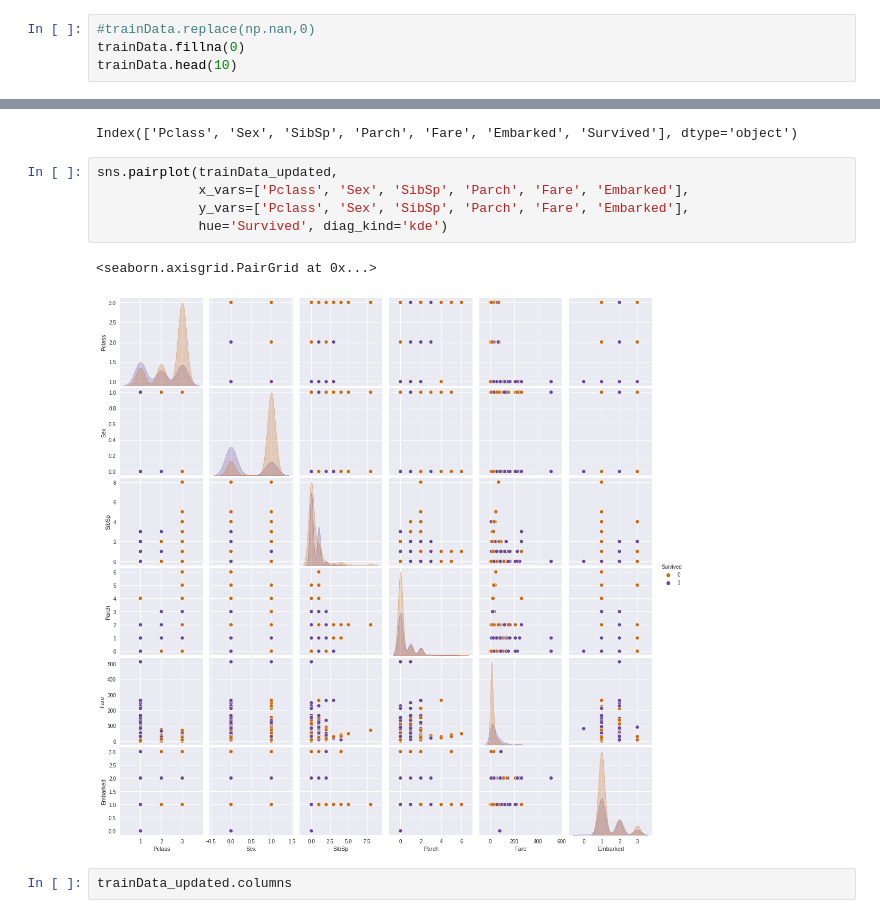
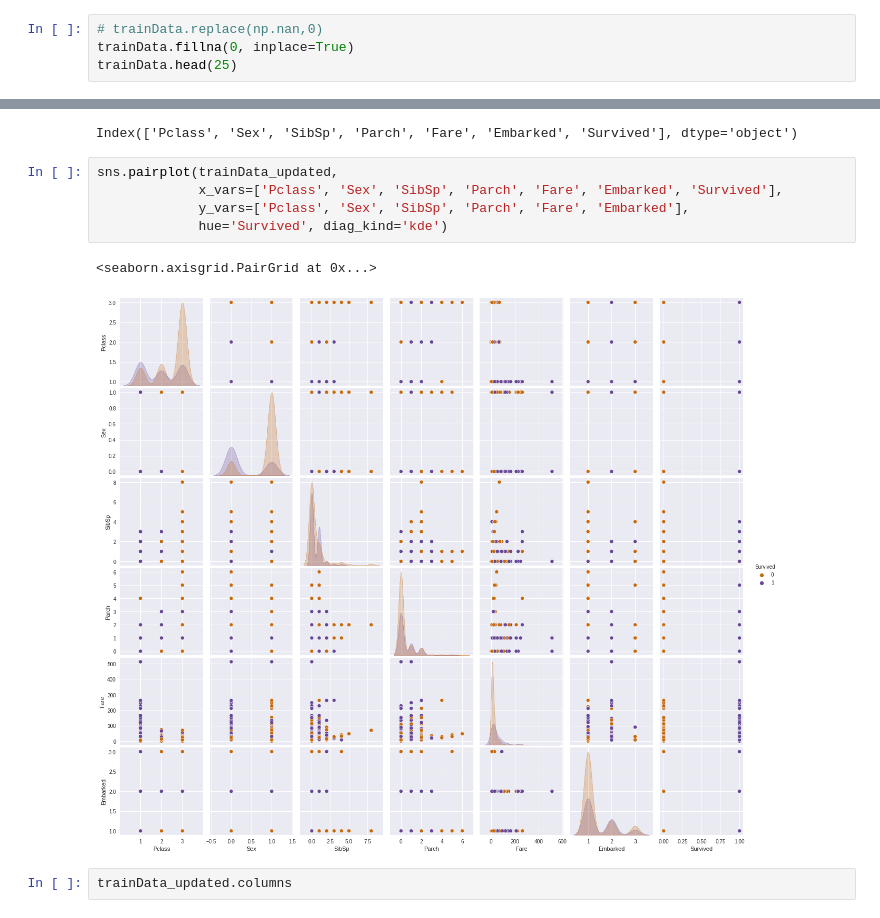
Before and after one commit to shivanishimpi/MLnow_2.0, a Jupyter notebook: LogisticRegression/4a_Binary.ipynb, the cells around one changed output, grey strips where cells are left out. Saved outputs shown, nothing was run; the diff lists cells and outputs as text.

```diff
--- a/LogisticRegression/4a_Binary.ipynb
+++ b/LogisticRegression/4a_Binary.ipynb
@@ -72,9 +70,9 @@ trainData.head(20)
 | 18 | 19 | 0 | 3 | Vander Planke, Mrs. Julius (Emeli... | female | 31.0 | 1 | 0 | 345763 | 18.0000 | ... |
 | 19 | 20 | 1 | 3 | Masselmani, Mrs. Fatima | female | NaN | 0 | 0 | 2649 | 7.2250 | ... |
 # %%
-#trainData.replace(np.nan,0)
-trainData.fillna(0)
-trainData.head(10)
+# trainData.replace(np.nan,0)
+trainData.fillna(0, inplace=True)
+trainData.head(25)
 # %% [output]
 |  | PassengerId | Survived | Pclass | Name | Sex | Age | SibSp | Parch | Ticket | Fare | ... |
 | 0 | 1 | 0 | 3 | Braund, Mr. Owen Harris | male | 22.0 | 1 | 0 | A/5 21171 | 7.2500 | ... |
@@ -174,12 +178,12 @@ print(trainData_updated.columns)
 Index(['Pclass', 'Sex', 'SibSp', 'Parch', 'Fare', 'Embarked', 'Survived'], dtype='object')
 # %%
 sns.pairplot(trainData_updated,
-             x_vars=['Pclass', 'Sex', 'SibSp', 'Parch', 'Fare', 'Embarked'],
+             x_vars=['Pclass', 'Sex', 'SibSp', 'Parch', 'Fare', 'Embarked', 'Survived'],
              y_vars=['Pclass', 'Sex', 'SibSp', 'Parch', 'Fare', 'Embarked'],
              hue='Survived', diag_kind='kde')
 # %% [output]
 <seaborn.axisgrid.PairGrid at 0x...>
-[figure, old version]
+[figure, new version]
 # %%
 trainData_updated.columns
 # %% [output]
```
Also changed, not shown: parts of 21 cells of this notebook.
